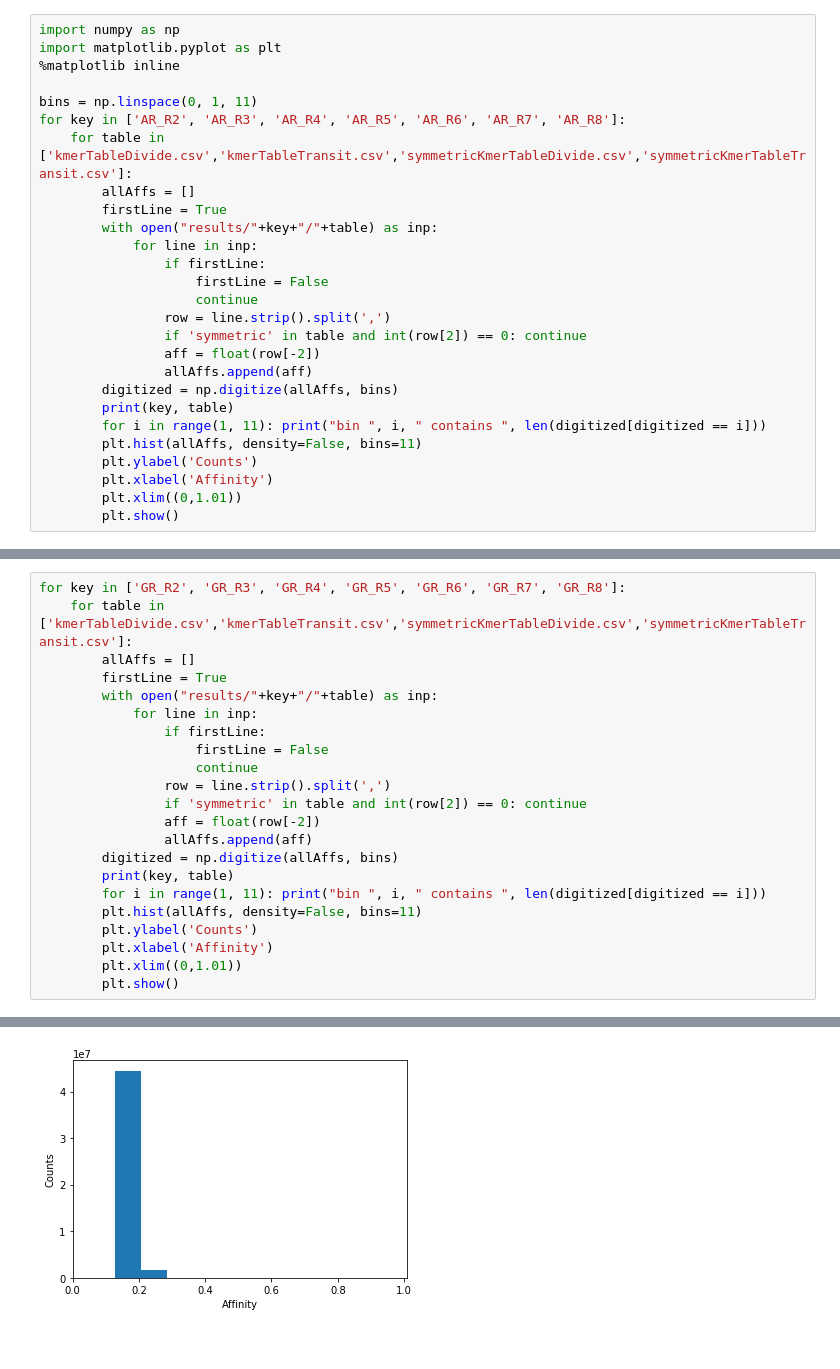
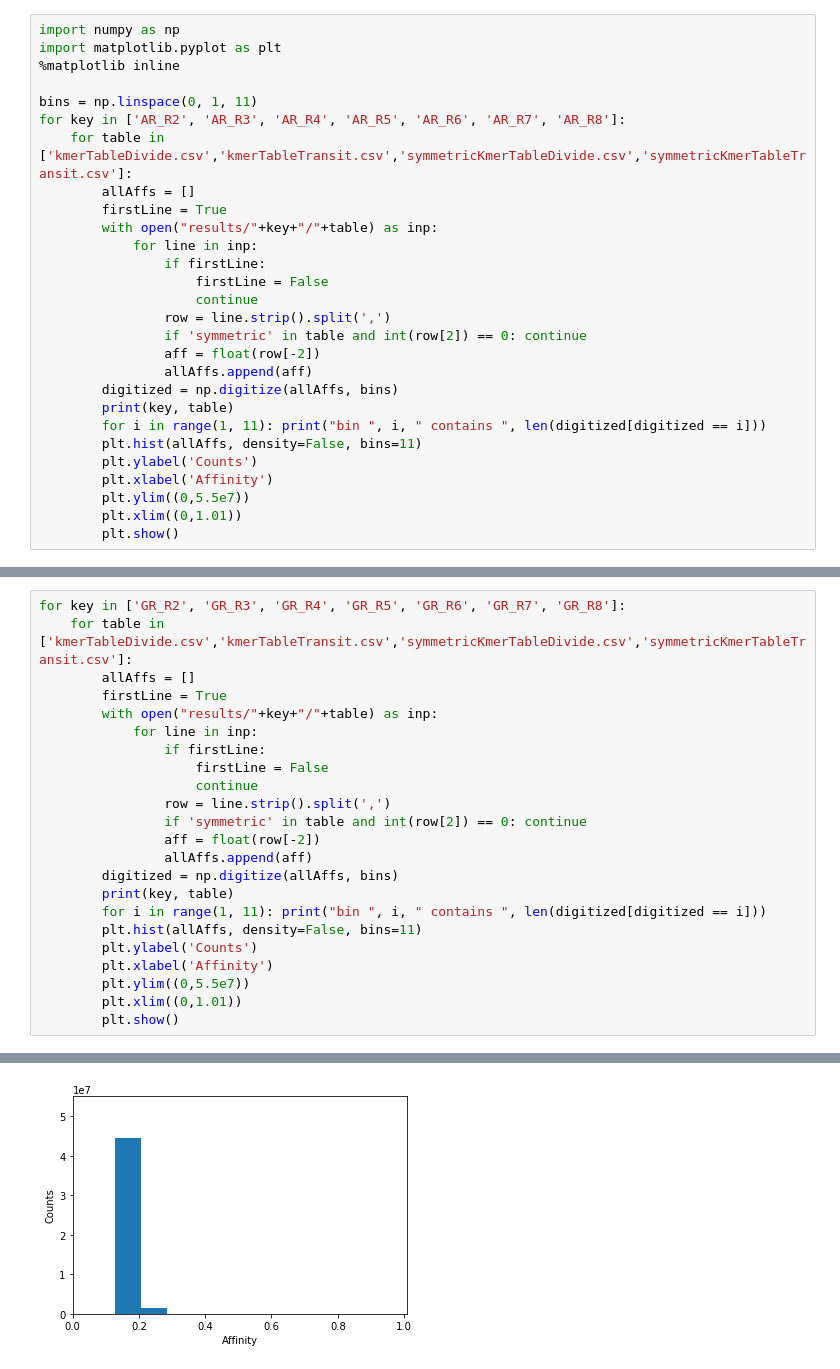
Before and after one commit to kundajelab/pho4, a Jupyter notebook: SelexGLM_19bp/bins_stats.ipynb, the cells around one changed output, grey strips where cells are left out. Cells and saved outputs as stored; diff of their text form.

```diff
--- a/SelexGLM_19bp/bins_stats.ipynb
+++ b/SelexGLM_19bp/bins_stats.ipynb
@@ -23,6 +23,7 @@ for key in ['AR_R2', 'AR_R3', 'AR_R4', 'AR_R5', 'AR_R6', 'AR_R7', 'AR_R8']:
         plt.hist(allAffs, density=False, bins=11)
         plt.ylabel('Counts')
         plt.xlabel('Affinity')
+        plt.ylim((0,5.5e7))
         plt.xlim((0,1.01))
         plt.show()
 # %% [output]
@@ -119,6 +120,7 @@ for key in ['GR_R2', 'GR_R3', 'GR_R4', 'GR_R5', 'GR_R6', 'GR_R7', 'GR_R8']:
         plt.hist(allAffs, density=False, bins=11)
         plt.ylabel('Counts')
         plt.xlabel('Affinity')
+        plt.ylim((0,5.5e7))
         plt.xlim((0,1.01))
         plt.show()
 # %% [output]
@@ -173,15 +175,15 @@ bin  10  contains  3
 GR_R3 kmerTableDivide.csv
 bin  1  contains  0
 bin  2  contains  43579833
 bin  3  contains  2478463
 bin  4  contains  660
 bin  5  contains  22
 bin  6  contains  15
 bin  7  contains  4
 bin  8  contains  14
 bin  9  contains  12
 bin  10  contains  4
-[figure, old version]
+[figure, new version]
 GR_R3 kmerTableTransit.csv
 bin  1  contains  0
 bin  2  contains  43337054
```
Also changed, not shown: parts of 2 cells of this notebook, 6 other files.
